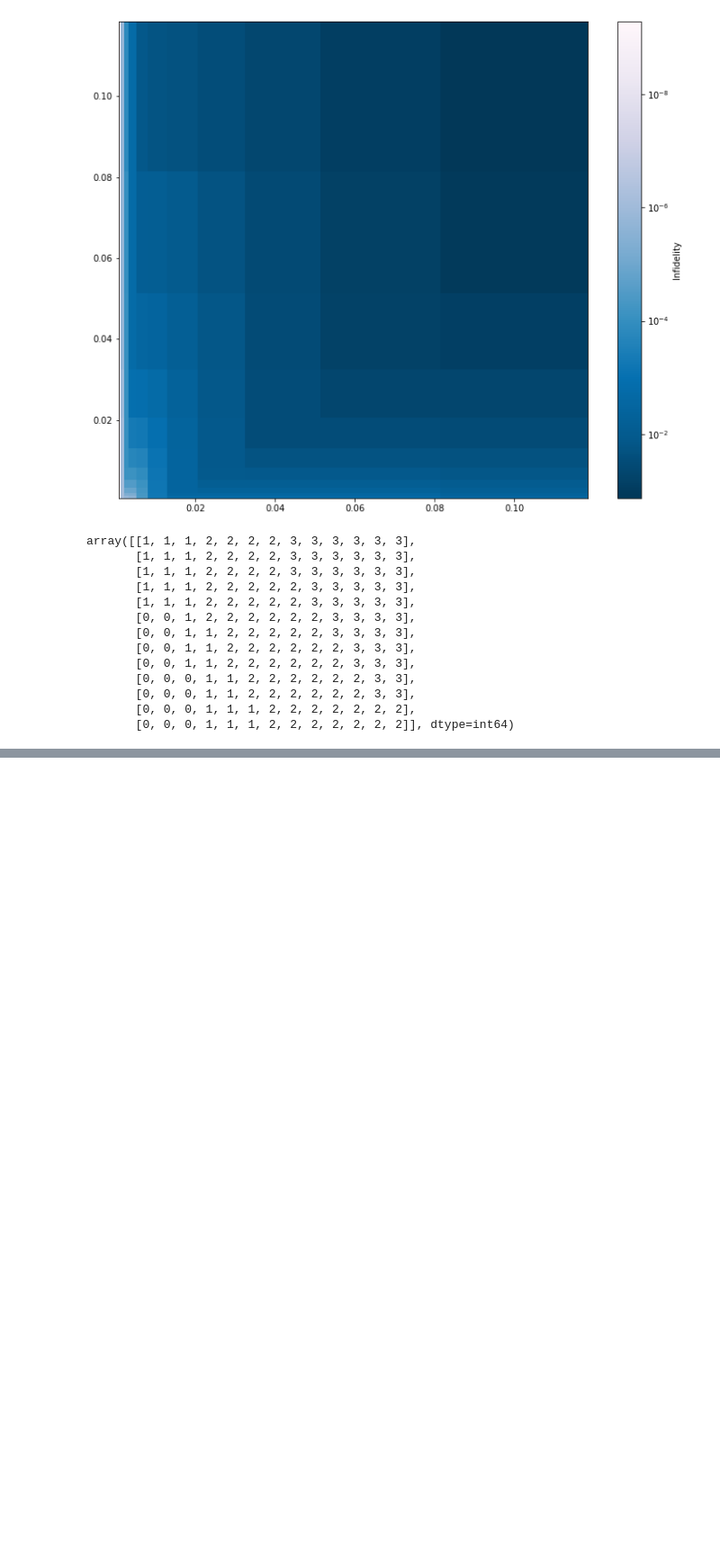
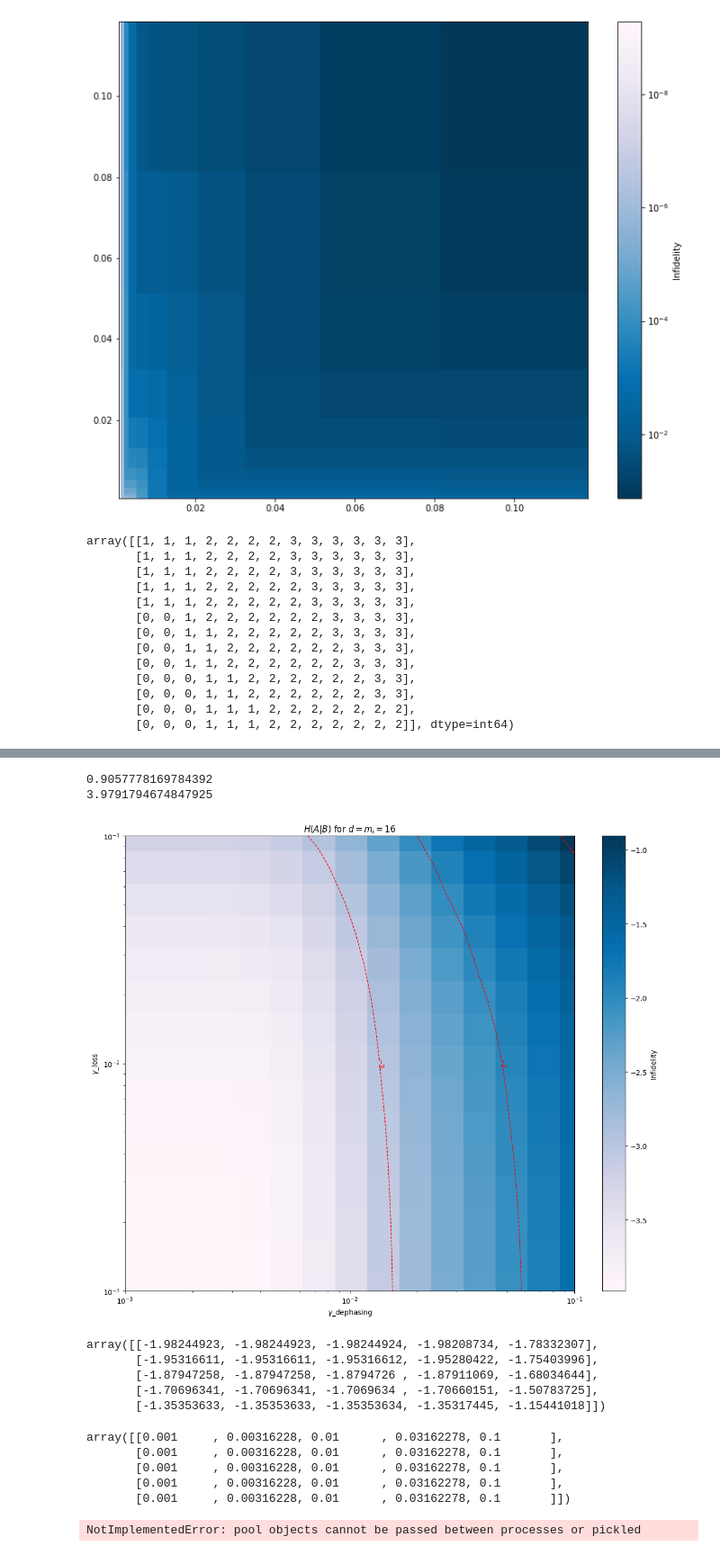
Before and after one commit to RosenblumLab/BosonicEntanglementDistillation, a Jupyter notebook: playground2.ipynb, the cells around one changed output, grey strips where cells are left out. Shown at 90% size. Cells and saved outputs as stored; diff of their text form; code cells hidden in the pictures; blank space fills up the shorter version.

```diff
--- a/playground2.ipynb
+++ b/playground2.ipynb
@@ -1000,0 +1101,6 @@ array([[1, 1, 1, 2, 2, 2, 2, 3, 3, 3, 3, 3, 3],
+# %%
+print(-entropy_conditional(initial,1,base=2))
+print(-entropy_conditional(initial0001,1,base=2))
+# %% [output]
+0.9057778169784392
+3.9791794674847925
@@ -1000,0 +1135,56 @@ array([[1, 1, 1, 2, 2, 2, 2, 3, 3, 3, 3, 3, 3],
+# %%
+# Create a grid of gamma values
+gamma1, gamma2 = np.meshgrid(gamma_list, gamma_ratio * gamma_list)
+
+vmin, vmax = None, None
+
+# Create a new figure
+fig, ax = plt.subplots(1, 1, figsize=(12, 10))
+
+# Display fidelity data
+
+
+fid_array_2d = np.array(cond_list).reshape(len(gamma_list), len(gamma_list))
+pcm = ax.pcolormesh(gamma1, gamma2, fid_array_2d, cmap='PuBu', shading='auto')
+fig.colorbar(pcm, ax=ax, label='Infidelity')
+ax.set_xscale('log')
+ax.set_yscale('log')
+ax.set_ylabel('$\gamma$_loss')
+ax.set_xlabel('$\gamma$_dephasing')
+ax.set_title(f'$H(A|B)$ for $d={m_i=}$')
+
+ax.set_xlim([gamma1.min(), gamma1.max()])
+ax.set_ylim([gamma2.min(), gamma2.max()])
+
+contour2 = ax.contour(gamma1, gamma2, fid_array_2d, colors='r', levels=[-4 ,-3, -2 ,-1], linewidths=1)
+
+ax.clabel(contour2, contour2.levels, inline=True, inline_spacing=-8, fontsize=10)
+
+
+# fig.suptitle(f"$d={sim_res.simulationObject.d}, alpha={sim_res.simulationObject.alpha}$", fontsize=16)
+
+plt.tight_layout()
+plt.show()
+# %% [output]
+[figure, added]
+# %%
+fid_array_2d
+# %% [output]
+array([[-1.98244923, -1.98244923, -1.98244924, -1.98208734, -1.78332307],
+       [-1.95316611, -1.95316611, -1.95316612, -1.95280422, -1.75403996],
+       [-1.87947258, -1.87947258, -1.8794726 , -1.87911069, -1.68034644],
+       [-1.70696341, -1.70696341, -1.7069634 , -1.70660151, -1.50783725],
+       [-1.35353633, -1.35353633, -1.35353634, -1.35317445, -1.15441018]])
+# %%
+gamma1
+# %% [output]
+array([[0.001     , 0.00316228, 0.01      , 0.03162278, 0.1       ],
+       [0.001     , 0.00316228, 0.01      , 0.03162278, 0.1       ],
+       [0.001     , 0.00316228, 0.01      , 0.03162278, 0.1       ],
+       [0.001     , 0.00316228, 0.01      , 0.03162278, 0.1       ],
+       [0.001     , 0.00316228, 0.01      , 0.03162278, 0.1       ]])
+# %%
+import dill
+dill.dump_session('notebook_env.db')
+# %% [output]
+NotImplementedError: pool objects cannot be passed between processes or pickled
```
Also changed, not shown: parts of 22 cells of this notebook, 8 other files.
